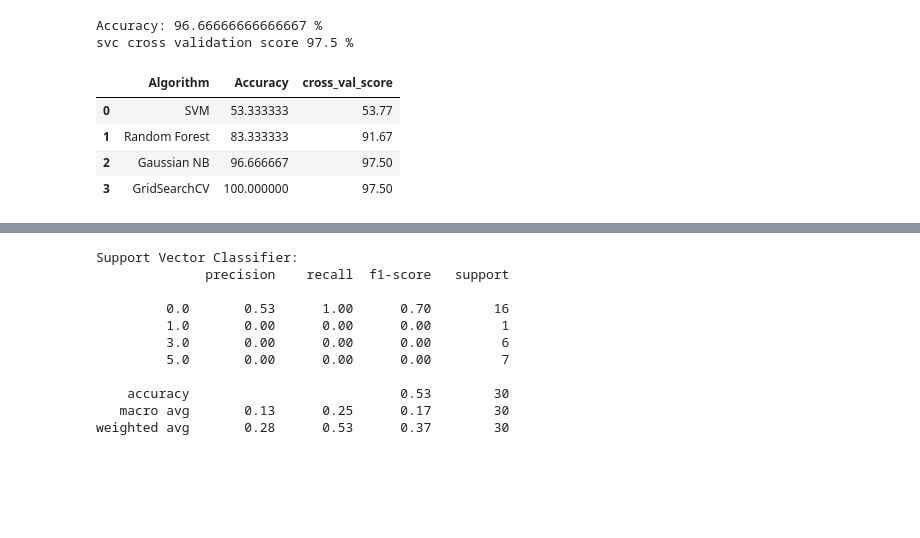
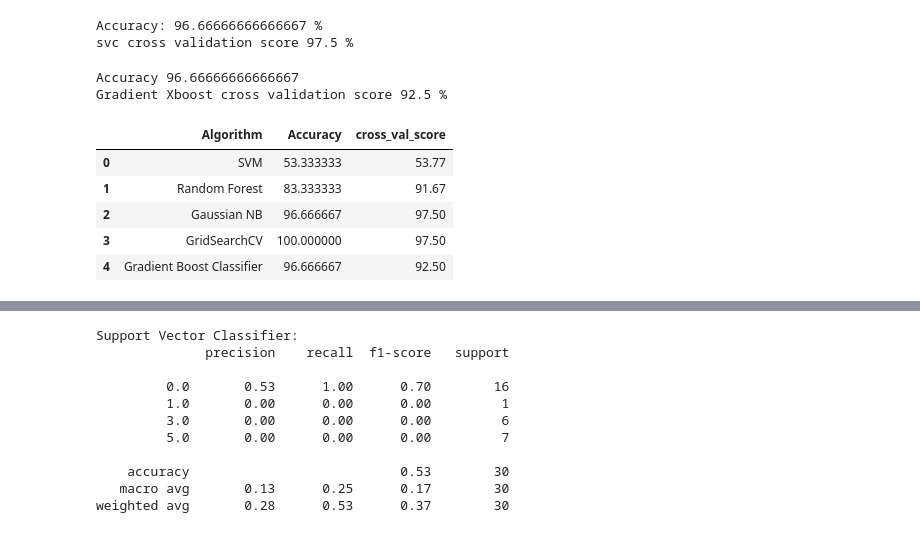
Before and after one commit to Anjali-DA/Symposium-source-code, a Jupyter notebook: HAI_preprocessing.ipynb, the cells around one changed output, grey strips where cells are left out. Saved outputs shown, nothing was run; the diff lists cells and outputs as text; code cells hidden in the pictures; blank space fills up the shorter version.

```diff
--- a/HAI_preprocessing.ipynb
+++ b/HAI_preprocessing.ipynb
@@ -683,17 +612,31 @@ print('svc cross validation score',round(svc_score.mean()*100,2).astype(str),'%'
 # %% [output]
 Accuracy: 96.66666666666667 %
 svc cross validation score 97.5 %
+# %%
+xgb= GradientBoostingClassifier(n_estimators = 300,max_depth=1,subsample=0.8,max_features=0.2,random_state=42)
+xgb.fit(X_train,y_train)
+y_pred= xgb.predict(X_test)
+xgb_accuracy= accuracy_score(y_test,y_pred)*100
+print("Accuracy",xgb_accuracy)
+
+
+xgb_score= cross_val_score(xgb,X_train,y_train,cv=4)
+print('Gradient Xboost cross validation score', round(xgb_score.mean()*100,2).astype(str),'%')
+# %% [output]
+Accuracy 96.66666666666667
+Gradient Xboost cross validation score 92.5 %
 # %%
-algorithms = ["SVM","Random Forest", "Gaussian NB", "GridSearchCV"]
-accuracy = [svm_accuracy, rf_accuracy, nb_accuracy, svc_accuracy]
-cross_val_score = [svm_score,rf_score,nb_score,svc_score]
-cross_val_score = [round(svm_score.mean()*100,2),round(rf_score.mean()*100,2),round(nb_score.mean()*100,2),round(svc_score.mean()*100,2)]
+algorithms = ["SVM","Random Forest", "Gaussian NB", "GridSearchCV","Gradient Boost Classifier"]
+accuracy = [svm_accuracy, rf_accuracy, nb_accuracy, svc_accuracy,xgb_accuracy]
+cross_val_score = [svm_score,rf_score,nb_score,svc_score,xgb_score]
+cross_val_score = [round(svm_score.mean()*100,2),round(rf_score.mean()*100,2),round(nb_score.mean()*100,2),round(svc_score.mean()*100,2), round(xgb_score.mean()*100,2)]
 
 results = pd.DataFrame({"Algorithm": algorithms, "Accuracy": accuracy, "cross_val_score": cross_val_score})
 results.head()
 # %% [output]
 |  | Algorithm | Accuracy | cross_val_score |
 | 0 | SVM | 53.333333 | 53.77 |
 | 1 | Random Forest | 83.333333 | 91.67 |
 | 2 | Gaussian NB | 96.666667 | 97.50 |
 | 3 | GridSearchCV | 100.000000 | 97.50 |
+| 4 | Gradient Boost Classifier | 96.666667 | 92.50 |
```
Also changed, not shown: parts of 11 cells of this notebook.
